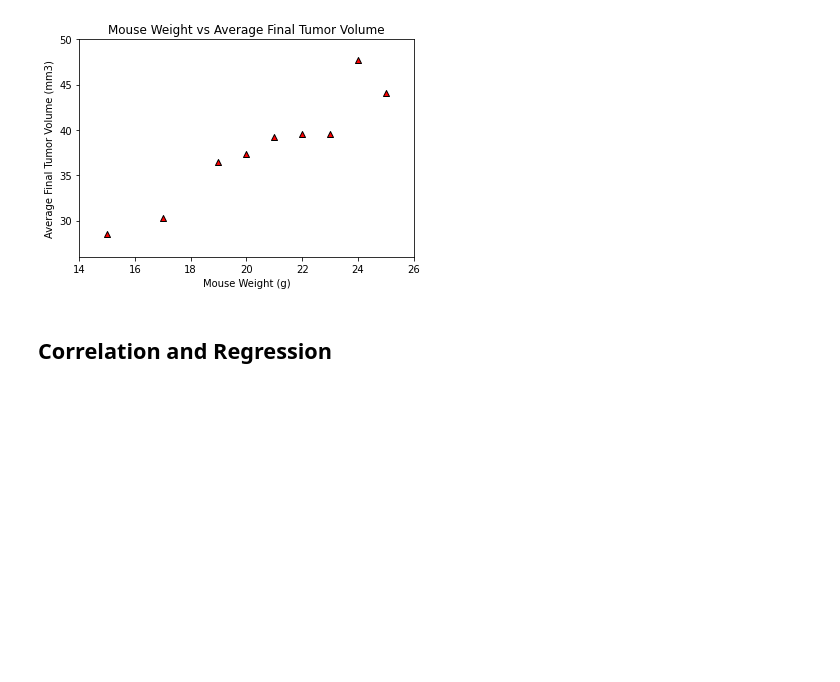
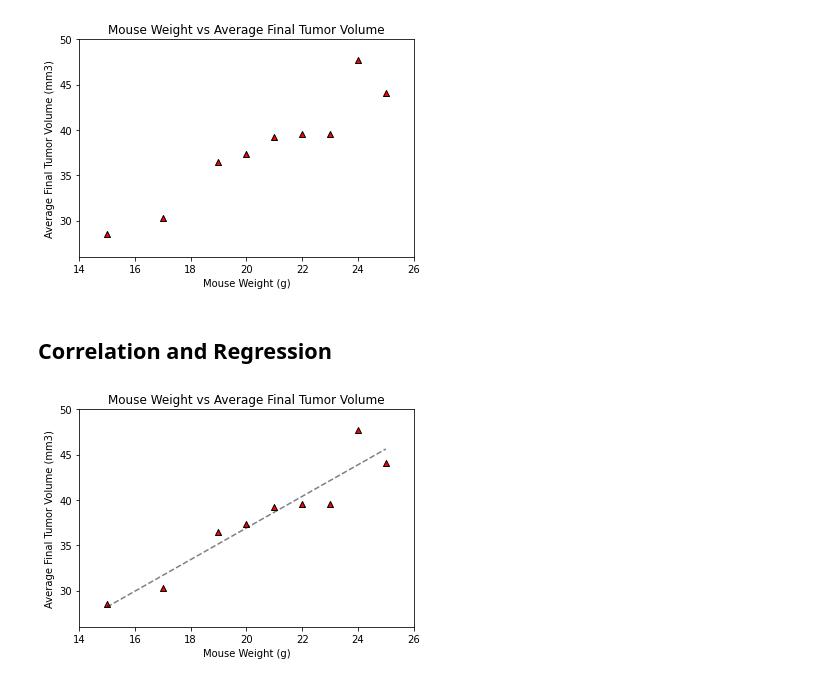
Before and after one commit to JoeKell/PharmaceuticalDataPlots, a Jupyter notebook: Pymaceuticals/pymaceuticals_final.ipynb, the cells around one changed output. Saved outputs shown, nothing was run; the diff lists cells and outputs as text; code cells hidden in the pictures; blank space fills up the shorter version.

```diff
--- a/Pymaceuticals/pymaceuticals_final.ipynb
+++ b/Pymaceuticals/pymaceuticals_final.ipynb
@@ -328,0 +326,16 @@ plt.show()
+# %%
+# Calculate the correlation coefficient and linear regression model
+# for mouse weight and average tumor volume for the Capomulin regimen
+m_slope, m_int, m_r, m_p, m_std_err = st.linregress(Weight_df["Weight (g)"], Weight_df["Average Tumor Volume"])
+m_fit = m_slope * Weight_df["Weight (g)"] + m_int
+plt.scatter(Weight_df["Weight (g)"], Weight_df["Average Tumor Volume"], marker="^", facecolors="red", edgecolors="black")
+plt.title("Mouse Weight vs Average Final Tumor Volume")
+plt.xlabel("Mouse Weight (g)")
+plt.ylabel("Average Final Tumor Volume (mm3)")
+plt.xlim(14,26)
+plt.ylim(26,50)
+
+plt.plot(Weight_df["Weight (g)"],m_fit,"--",color="black",alpha=.5)
+plt.show()
+# %% [output]
+[figure, added]
```
Also changed, not shown: parts of 1 cell of this notebook.
